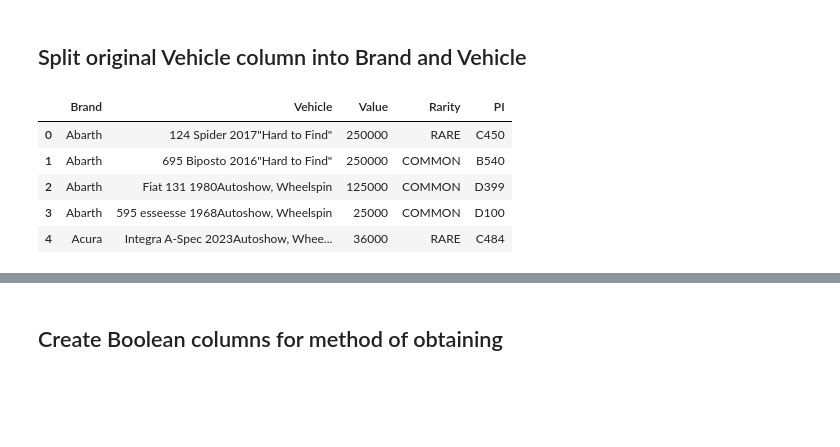
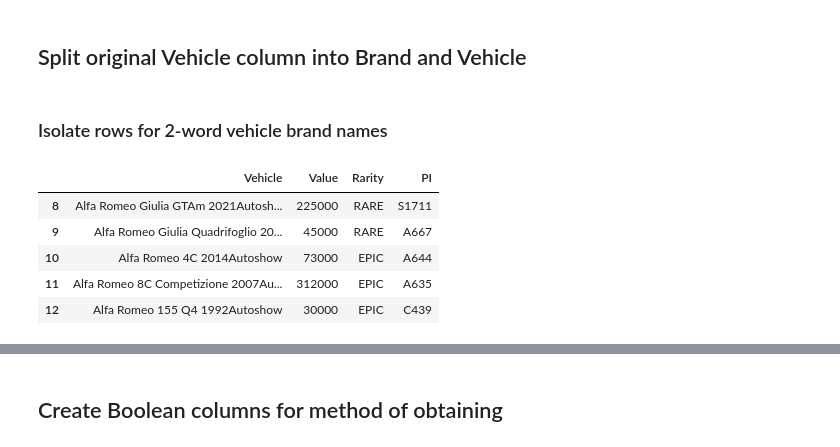
Before and after one commit to iaspidem/fh-cars-list, a Jupyter notebook: fh6-process.ipynb, the cells around one changed output, grey strips where cells are left out. Cells and saved outputs as stored; diff of their text form; code cells hidden in the pictures; blank space fills up the shorter version.

```diff
--- a/fh6-process.ipynb
+++ b/fh6-process.ipynb
@@ -98,14 +99,15 @@ df_lite.head()
 | 4 | Acura Integra A-Spec 2023Autoshow... | 36000 | RARE | C484 |
 # %% [markdown]
 ## Split original Vehicle column into Brand and Vehicle
-# %%
-df_lite[["Brand", "Vehicle"]] = df_lite["Vehicle"].str.split(" ", n=1, expand=True)
-df_lite = df_lite.iloc[:, [4, 0, 1, 2, 3]]
-df_lite.head()
-# %% [output]
-|  | Brand | Vehicle | Value | Rarity | PI |
-| 0 | Abarth | 124 Spider 2017"Hard to Find" | 250000 | RARE | C450 |
-| 1 | Abarth | 695 Biposto 2016"Hard to Find" | 250000 | COMMON | B540 |
-| 2 | Abarth | Fiat 131 1980Autoshow, Wheelspin | 125000 | COMMON | D399 |
-| 3 | Abarth | 595 esseesse 1968Autoshow, Wheelspin | 25000 | COMMON | D100 |
-| 4 | Acura | Integra A-Spec 2023Autoshow, Whee... | 36000 | RARE | C484 |
+# %% [markdown]
+### Isolate rows for 2-word vehicle brand names
+# %%
+df1 = df_lite.iloc[df_lite["Vehicle"].str.contains("Alfa|Aston|De Tomaso|Formula Drift|Funco Motorsports|Land Rover|RJ Anderson|SIERRA Cars")]
+df1.head()
+# %% [output]
+|  | Vehicle | Value | Rarity | PI |
+| 8 | Alfa Romeo Giulia GTAm 2021Autosh... | 225000 | RARE | S1711 |
+| 9 | Alfa Romeo Giulia Quadrifoglio 20... | 45000 | RARE | A667 |
+| 10 | Alfa Romeo 4C 2014Autoshow | 73000 | EPIC | A644 |
+| 11 | Alfa Romeo 8C Competizione 2007Au... | 312000 | EPIC | A635 |
+| 12 | Alfa Romeo 155 Q4 1992Autoshow | 30000 | EPIC | C439 |
```
Also changed, not shown: parts of 19 cells of this notebook.
